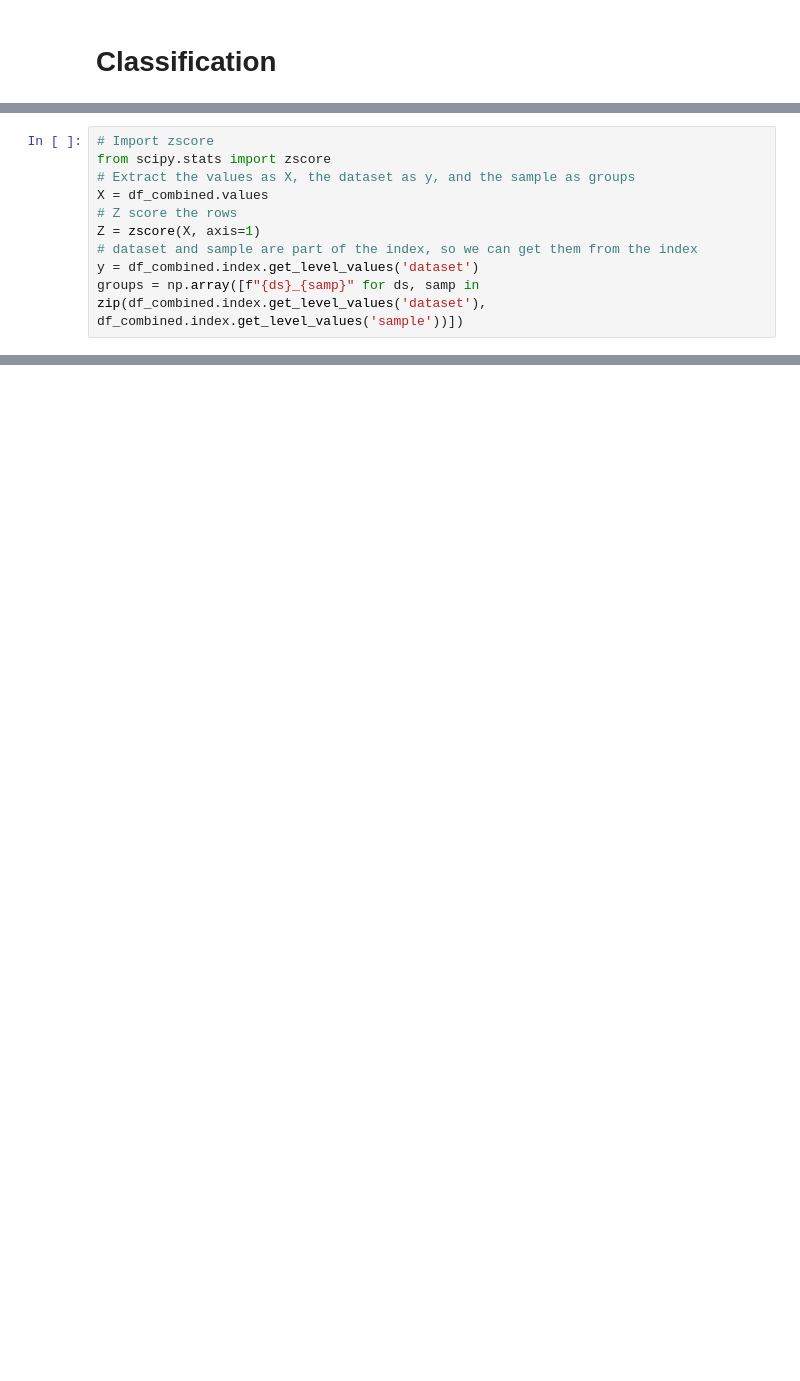
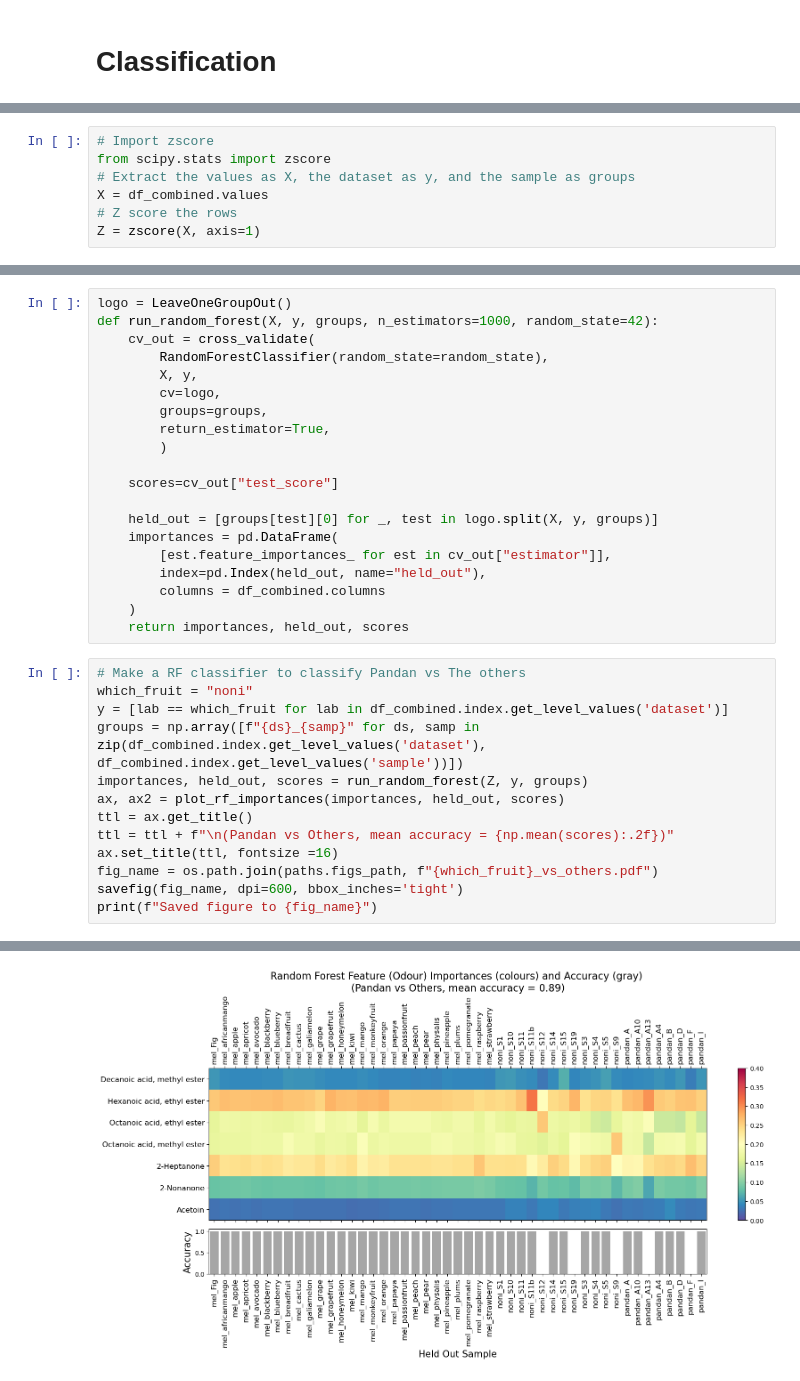
Before and after one commit to stootoon/lucia-natural-odour-stats, a Jupyter notebook: lucia_stats/analyses/noni-random-forest.ipynb, the cells around one changed output, grey strips where cells are left out. Drawn from its saved outputs; the diff is of its cells as text; blank space fills up the shorter version.

```diff
--- a/lucia_stats/analyses/noni-random-forest.ipynb
+++ b/lucia_stats/analyses/noni-random-forest.ipynb
@@ -99,6 +145,3 @@ from scipy.stats import zscore
 X = df_combined.values
 # Z score the rows
 Z = zscore(X, axis=1)
-# dataset and sample are part of the index, so we can get them from the index
-y = df_combined.index.get_level_values('dataset')
-groups = np.array([f"{ds}_{samp}" for ds, samp in zip(df_combined.index.get_level_values('dataset'), df_combined.index.get_level_values('sample'))])
@@ -169,0 +157,34 @@ savefig(os.path.join(paths.figs_path, "noni-random-forest-feature-importances.pd
+# %%
+logo = LeaveOneGroupOut()
+def run_random_forest(X, y, groups, n_estimators=1000, random_state=42):
+    cv_out = cross_validate(
+        RandomForestClassifier(random_state=random_state),
+        X, y,
+        cv=logo,
+        groups=groups,
+        return_estimator=True,
+        )
+
+    scores=cv_out["test_score"]
+
+    held_out = [groups[test][0] for _, test in logo.split(X, y, groups)]
+    importances = pd.DataFrame(
+        [est.feature_importances_ for est in cv_out["estimator"]],
+        index=pd.Index(held_out, name="held_out"),
+        columns = df_combined.columns
+    )
+    return importances, held_out, scores
+# %%
+# Make a RF classifier to classify Pandan vs The others
+which_fruit = "noni"
+y = [lab == which_fruit for lab in df_combined.index.get_level_values('dataset')]
+groups = np.array([f"{ds}_{samp}" for ds, samp in zip(df_combined.index.get_level_values('dataset'), df_combined.index.get_level_values('sample'))])
+importances, held_out, scores = run_random_forest(Z, y, groups)
+ax, ax2 = plot_rf_importances(importances, held_out, scores)
+ttl = ax.get_title()
+ttl = ttl + f"\n(Pandan vs Others, mean accuracy = {np.mean(scores):.2f})"
+ax.set_title(ttl, fontsize =16)
+fig_name = os.path.join(paths.figs_path, f"{which_fruit}_vs_others.pdf")
+savefig(fig_name, dpi=600, bbox_inches='tight')
+print(f"Saved figure to {fig_name}")
+# %% [output]
@@ -169,0 +192 @@ savefig(os.path.join(paths.figs_path, "noni-random-forest-feature-importances.pd
+[figure, added]
```
Also changed, not shown: parts of 13 cells of this notebook.
